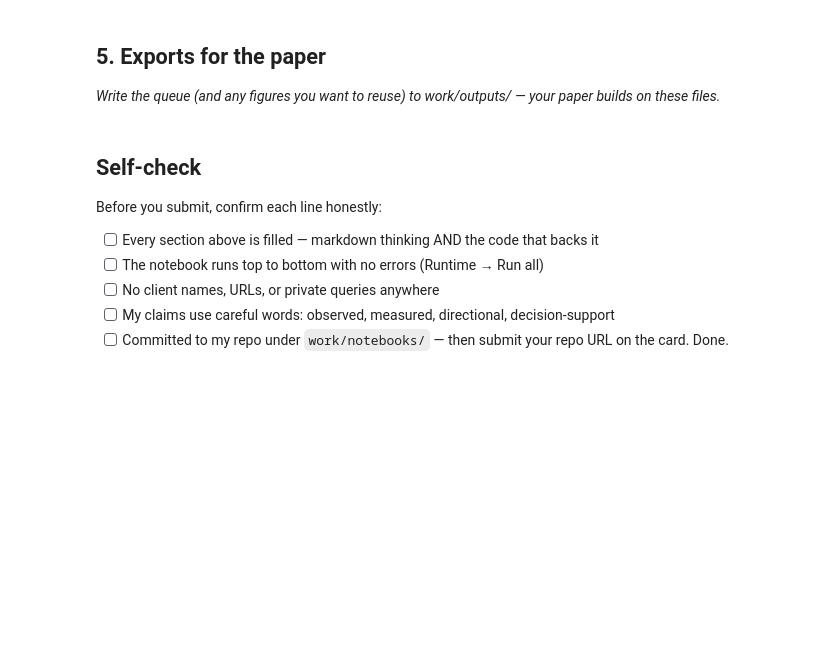
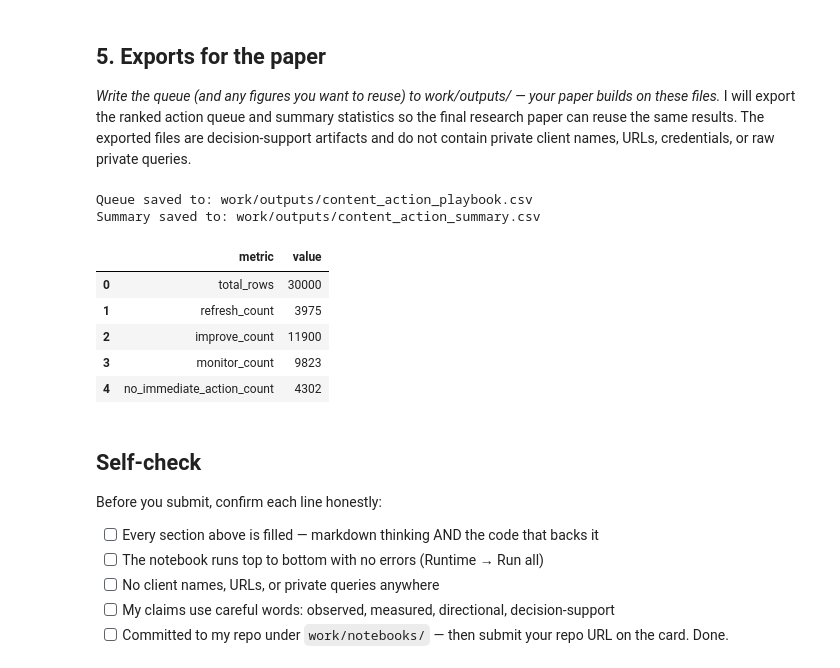
Before and after one commit to ziadhamouda370-beep/flyrank-ml, a Jupyter notebook: work/notebooks/w07_action_playbook.ipynb, the cells around one changed output. Drawn from its saved outputs; the diff is of its cells as text; code cells hidden in the pictures; blank space fills up the shorter version.

Commit message:
Complete ML-10 action playbook

```diff
--- a/work/notebooks/w07_action_playbook.ipynb
+++ b/work/notebooks/w07_action_playbook.ipynb
@@ -38,3 +231,4 @@ This skeleton is yours to fill. Work the sections **in order** — each one has
 ## 5. Exports for the paper
 
 *Write the queue (and any figures you want to reuse) to work/outputs/ — your paper builds on these files.*
+I will export the ranked action queue and summary statistics so the final research paper can reuse the same results. The exported files are decision-support artifacts and do not contain private client names, URLs, credentials, or raw private queries.
@@ -44,3 +235,66 @@ This skeleton is yours to fill. Work the sections **in order** — each one has
+# %%
+# This cell is for CODE (numbers, a query, a check).
+# Write your text answer in the cell ABOVE this one — typing sentences here breaks Run All.
+from pathlib import Path
+
+output_dir = Path("work/outputs")
+output_dir.mkdir(parents=True, exist_ok=True)
+
+# Export ranked action queue
+queue_columns = [
+    "action_rank",
+    "content_id",
+    "action_score",
+    "action",
+    "reason_code",
+    "confidence_note"
+]
+
+queue_path = output_dir / "content_action_playbook.csv"
+
+action_df[queue_columns].to_csv(
+    queue_path,
+    index=False
+)
+
+# Export summary
+summary = pd.DataFrame({
+    "metric": [
+        "total_rows",
+        "refresh_count",
+        "improve_count",
+        "monitor_count",
+        "no_immediate_action_count"
+    ],
+    "value": [
+        len(action_df),
+        (action_df["action"] == "Refresh").sum(),
+        (action_df["action"] == "Improve").sum(),
+        (action_df["action"] == "Monitor").sum(),
+        (action_df["action"] == "No immediate action").sum()
+    ]
+})
+
+summary_path = output_dir / "content_action_summary.csv"
+
+summary.to_csv(
+    summary_path,
+    index=False
+)
+
+print("Queue saved to:", queue_path)
+print("Summary saved to:", summary_path)
+
+display(summary)
+# %% [output]
+Queue saved to: work/outputs/content_action_playbook.csv
+Summary saved to: work/outputs/content_action_summary.csv
+|  | metric | value |
+| 0 | total_rows | 30000 |
+| 1 | refresh_count | 3975 |
+| 2 | improve_count | 11900 |
+| 3 | monitor_count | 9823 |
+| 4 | no_immediate_action_count | 4302 |
 # %% [markdown]
 ## Self-check
 
```
Also changed, not shown: parts of 15 cells of this notebook.
